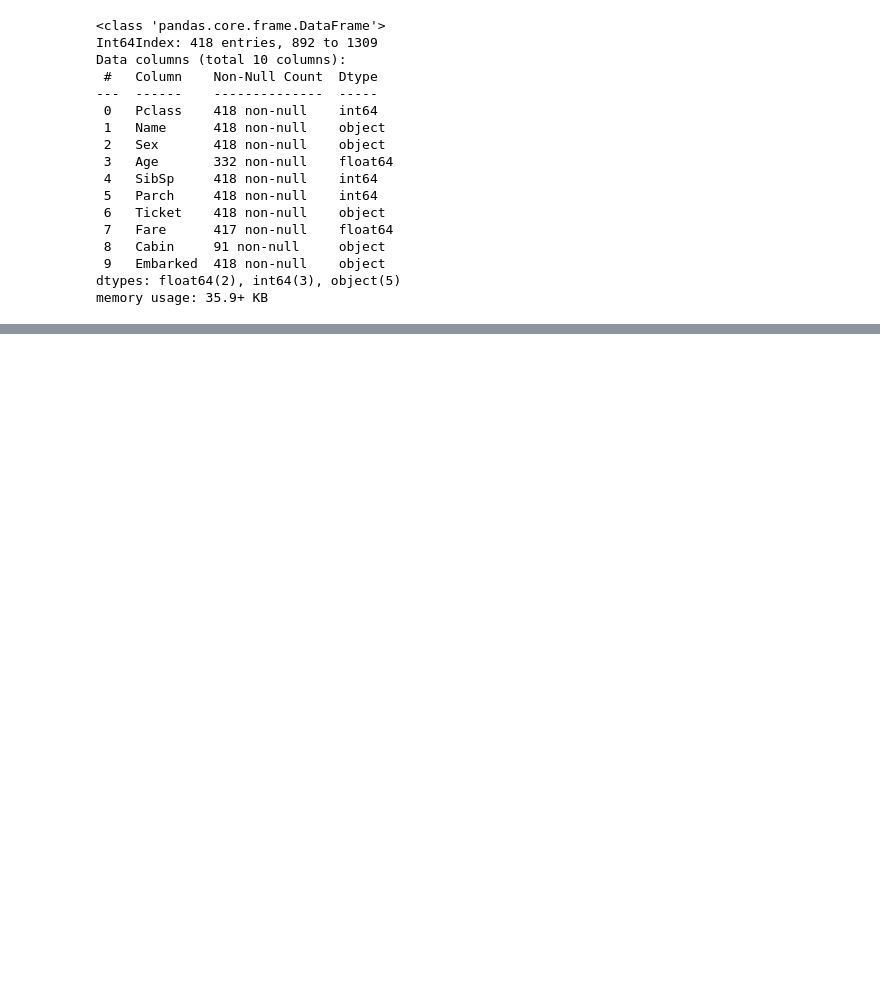
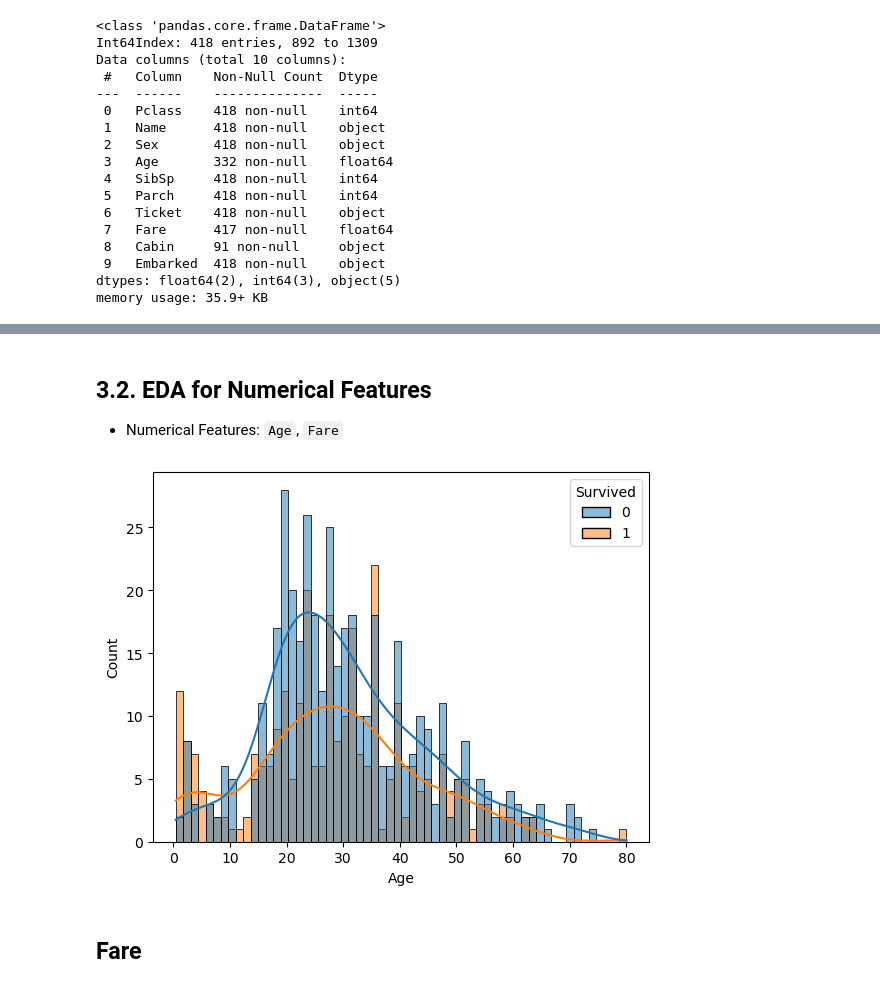
Before and after one commit to HaColab2k/Data-analyst, a Jupyter notebook: Projects/Titanic_ML_Disaster.ipynb, the cells around one changed output, grey strips where cells are left out. Saved outputs shown, nothing was run; the diff lists cells and outputs as text; code cells hidden in the pictures; blank space fills up the shorter version.

```diff
--- a/Projects/Titanic_ML_Disaster.ipynb
+++ b/Projects/Titanic_ML_Disaster.ipynb
@@ -192,0 +247,9 @@ train_df.describe(include=['category'])
+# %% [markdown]
+## 3.2. EDA for Numerical Features
+- Numerical Features: `Age`, `Fare`
+# %%
+sns.histplot(data=train_df, x='Age', hue='Survived', bins= 60, kde= True);
+# %% [output]
+[figure, added]
+# %% [markdown]
+## Fare
```
Also changed, not shown: parts of 21 cells of this notebook.
